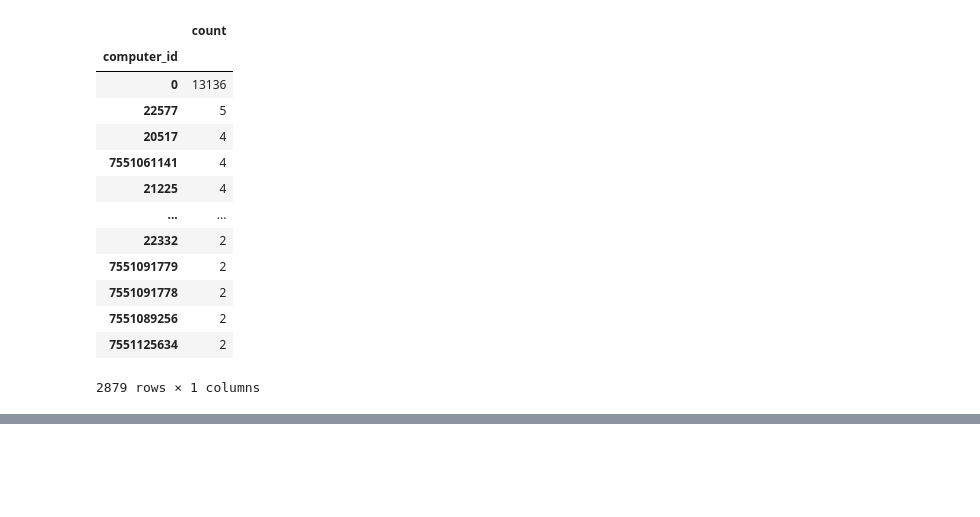
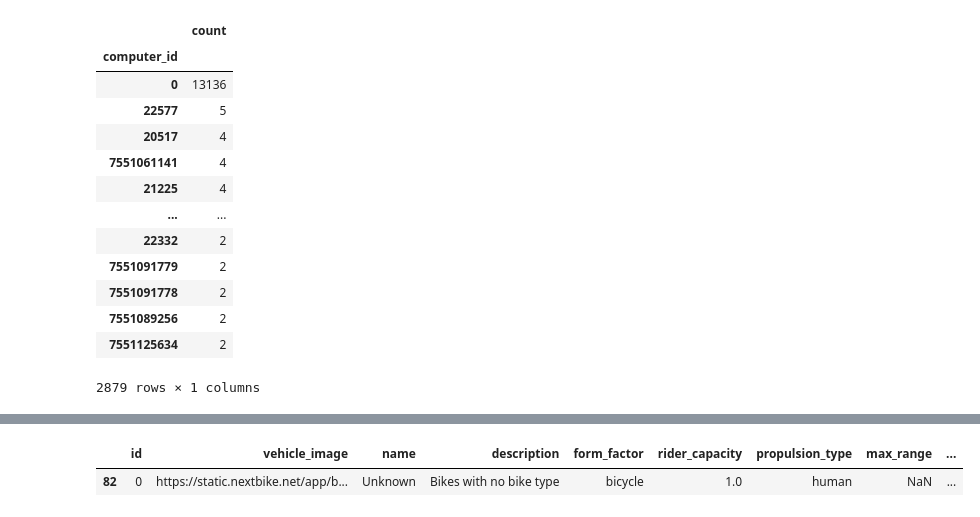
Before and after one commit to zakarya-22/FML_Challenge_IMT, a Jupyter notebook: jayesh/Scratchpad.ipynb, the cells around one changed output, grey strips where cells are left out. Drawn from its saved outputs; the diff is of its cells as text; code cells hidden in the pictures; blank space fills up the shorter version.

```diff
--- a/jayesh/Scratchpad.ipynb
+++ b/jayesh/Scratchpad.ipynb
@@ -329,0 +346,5 @@ bikes_with_same_computer.query("count > 1")
+# %%
+bike_types.query("id == 0")
+# %% [output]
+|  | id | vehicle_image | name | description | form_factor | rider_capacity | propulsion_type | max_range | ... |
+| 82 | 0 | https://static.nextbike.net/app/b... | Unknown | Bikes with no bike type | bicycle | 1.0 | human | NaN | ... |
```
Also changed, not shown: parts of 2 cells of this notebook, 1 other file.
